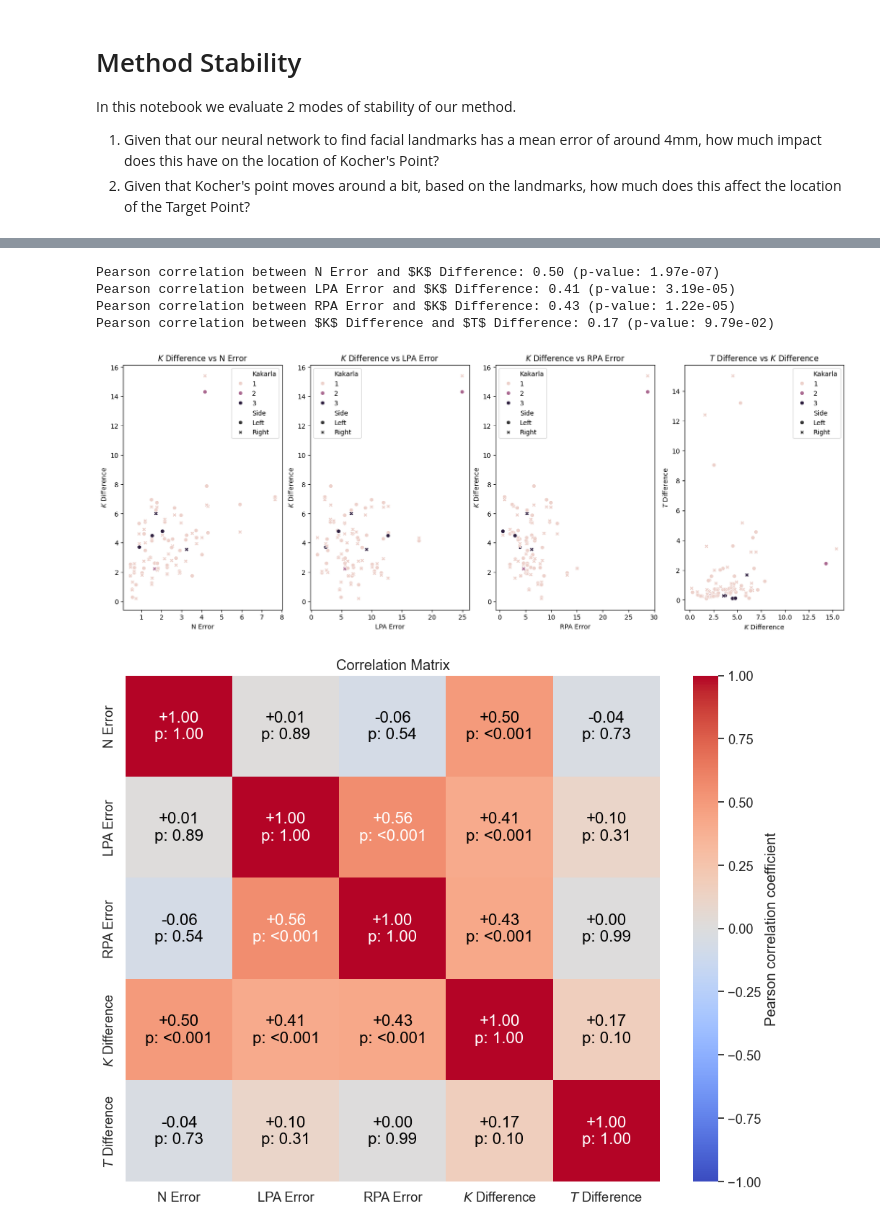
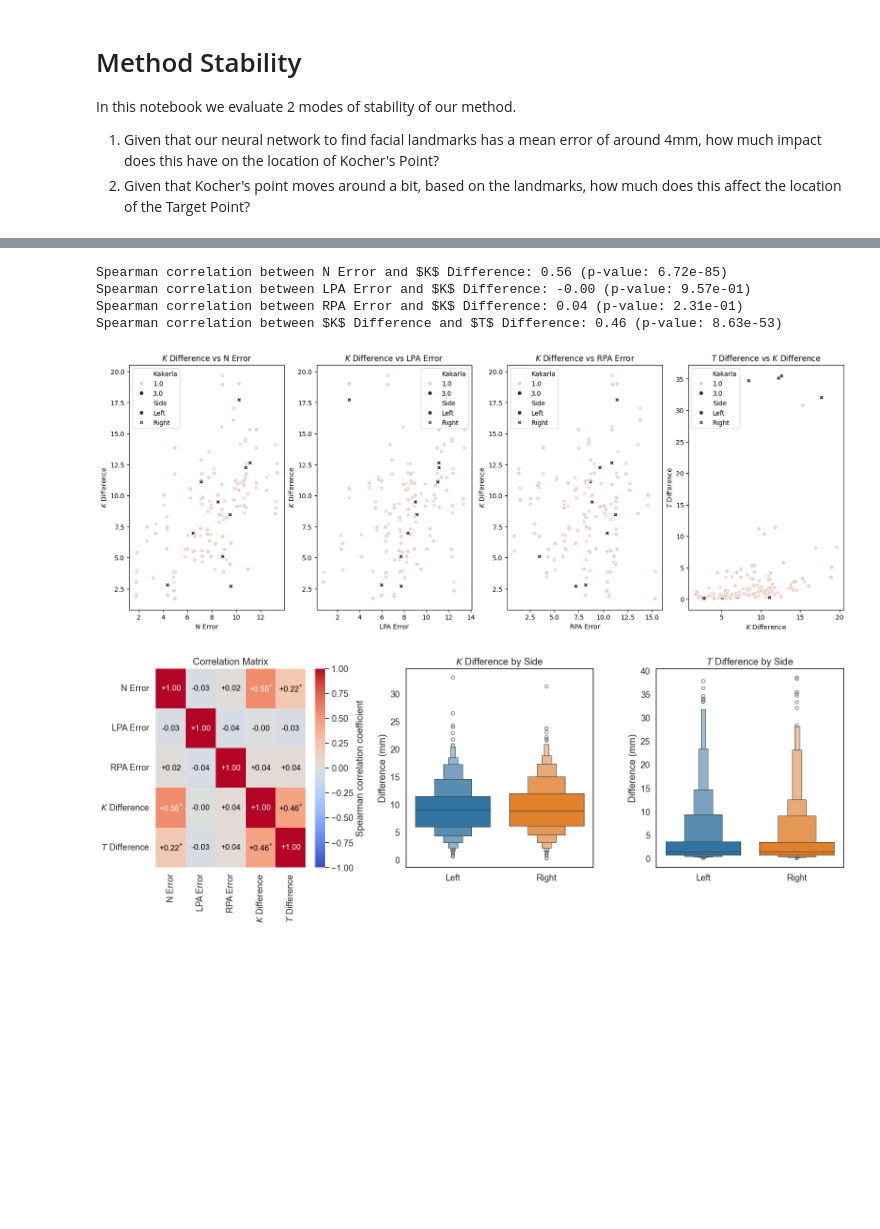
Before and after one commit to MathijsdeBoer/EVDMeshLib, a Jupyter notebook: python/evdplanner/notebooks/method_stability.ipynb, the cells around one changed output, grey strips where cells are left out. Cells and saved outputs as stored; diff of their text form; code cells hidden in the pictures; blank space fills up the shorter version.

Commit message:
Revision: Alter stability eval to Spearman
Signed-off-by: Mathijs de Boer <m.deboer-41@umcutrecht.nl>

```diff
--- a/python/evdplanner/notebooks/method_stability.ipynb
+++ b/python/evdplanner/notebooks/method_stability.ipynb
@@ -39,3 +40,5 @@ scores_file = Path(r"S:\E_ResearchData\evdplanner\MajorityVoting.csv")
 set_verbosity(0)
 # %%
 patients = [x.resolve() for x in test_dir.iterdir() if x.is_dir()]
+patients += [x.resolve() for x in samples_dir.iterdir() if x.is_dir()]
+print(f"Found {len(patients)} patients")
@@ -226,9 +285,11 @@ fig, axs = plt.subplots(
 )
 
 for ax, (x, y) in zip(axs, pairs):
-    # Calculate Pearson correlation coefficient
-    corr, p = pearsonr(df[x], df[y])
-    print(f"Pearson correlation between {x} and {y}: {corr:.2f} (p-value: {p:.2e})")
+    # Calculate Spearman correlation coefficient
+    res = spearmanr(df[x], df[y])
+    corr = res.statistic
+    p = res.pvalue
+    print(f"Spearman correlation between {x} and {y}: {corr:.2f} (p-value: {p:.2e})")
 
     p = sns.scatterplot(
         data=df,
@@ -242,69 +303,97 @@ for ax, (x, y) in zip(axs, pairs):
     p.set_xlabel(x)
     p.set_ylabel(y)
 # %% [output]
-Pearson correlation between N Error and $K$ Difference: 0.50 (p-value: 1.97e-07)
-Pearson correlation between LPA Error and $K$ Difference: 0.41 (p-value: 3.19e-05)
-Pearson correlation between RPA Error and $K$ Difference: 0.43 (p-value: 1.22e-05)
-Pearson correlation between $K$ Difference and $T$ Difference: 0.17 (p-value: 9.79e-02)
+Spearman correlation between N Error and $K$ Difference: 0.56 (p-value: 6.72e-85)
+Spearman correlation between LPA Error and $K$ Difference: -0.00 (p-value: 9.57e-01)
+Spearman correlation between RPA Error and $K$ Difference: 0.04 (p-value: 2.31e-01)
+Spearman correlation between $K$ Difference and $T$ Difference: 0.46 (p-value: 8.63e-53)
-[figure, old version]
+[figure, new version]
 # %%
 selected_columns = ["N Error", "LPA Error", "RPA Error", r"$K$ Difference", r"$T$ Difference"]
 
-correlations = df[selected_columns].corr(method="pearson")
-p_values = df[selected_columns].corr(method=lambda x, y: pearsonr(x, y)[1])
+correlations = df[selected_columns].corr(method="spearman")
+p_values = df[selected_columns].corr(method=lambda x, y: spearmanr(x, y).pvalue)
 mask = np.triu(np.ones_like(correlations, dtype=bool))
 
 sns.set_style("white")
 sns.set_context("notebook", font_scale=1.2)
 
-fig, ax = plt.subplots(figsize=(10, 8))
+fig, axs = plt.subplots(1, 3, figsize=(16, 6))
 sns.heatmap(
     correlations,
     # mask=mask,
     annot=False,
     fmt=".2f",
     cmap="coolwarm",
-    cbar_kws={"label": "Pearson correlation coefficient"},
+    cbar_kws={"label": "Spearman correlation coefficient"},
     vmin=-1,
     vmax=1,
     center=0,
-    ax=ax,
+    ax=axs[0],
 )
 
 for i in range(correlations.shape[0]):
     for j in range(correlations.shape[1]):
         # if i >= j:
         #     continue
 
         corr = f"{correlations.iloc[i, j]:.2f}"
         if correlations.iloc[i, j] > 0:
             corr = f"+{corr}"
         else:
             corr = f"{corr}"
+
         if p_values.iloc[i, j] < 0.001:
-            p_val = "<0.001"
+            p_val = r"$^{*}$"
         elif p_values.iloc[i, j] < 0.01:
-            p_val = f"{p_values.iloc[i, j]:.2e}"
+            p_val = r"$^{**}$"
+        elif p_values.iloc[i, j] < 0.05:
+            p_val = r"$^{***}$"
         else:
-            p_val = f"{p_values.iloc[i, j]:.2f}"
+            p_val = ""
 
         color = "black" if abs(correlations.iloc[i, j]) < 0.5 else "white"
 
-        ax.text(
+        axs[0].text(
             i + 0.5,
             j + 0.5,
-            f"{corr}\np: {p_val}",
+            f"{corr}{p_val}",
             ha="center",
             va="center",
             color=color,
-            fontsize=16,
+            fontsize=12,
         )
 
-plt.title("Correlation Matrix")
+axs[0].set_title("Correlation Matrix")
+
+sns.boxenplot(
+    data=df,
+    x="Side",
+    y=r"$K$ Difference",
+    hue="Side",
+    ax=axs[1],
+    order=["Left", "Right"],
+)
+axs[1].set_title(r"$K$ Difference by Side")
+axs[1].set_xlabel("")
+axs[1].set_ylabel(r"Difference (mm)")
+
+sns.boxenplot(
+    data=df,
+    x="Side",
+    y=r"$T$ Difference",
+    hue="Side",
+    ax=axs[2],
+    order=["Left", "Right"],
+)
+axs[2].set_title(r"$T$ Difference by Side")
+axs[2].set_xlabel("")
+axs[2].set_ylabel(r"Difference (mm)")
+
 plt.tight_layout()
 plt.show()
 # %% [output]
-[figure, old version]
+[figure, new version]
 # %%
 # mean and std of the errors
 for col in selected_columns:
```
Also changed, not shown: parts of 7 cells of this notebook.
